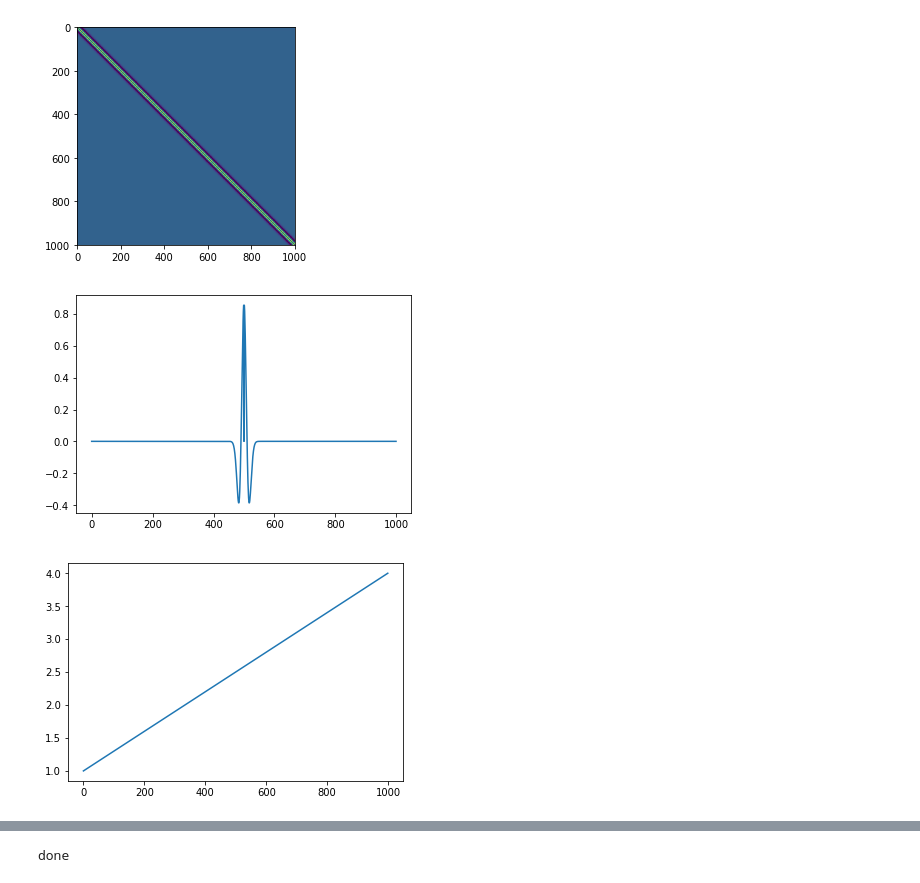
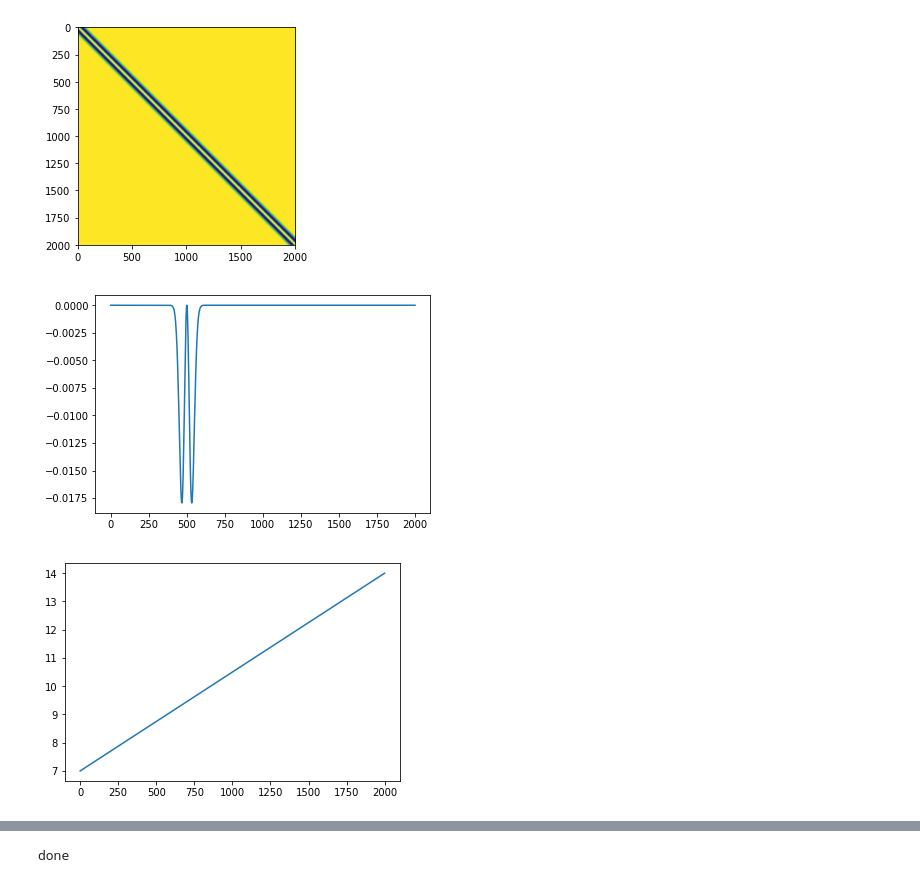
Before and after one commit to mirkoklukas/htmresearch, a Jupyter notebook: projects/gridcells/jupyter/CAN/1d CAN -Copy1.ipynb, the cells around one changed output, grey strips where cells are left out. Drawn from its saved outputs; the diff is of its cells as text; code cells hidden in the pictures.

```diff
--- a/projects/gridcells/jupyter/CAN/1d CAN -Copy1.ipynb
+++ b/projects/gridcells/jupyter/CAN/1d CAN -Copy1.ipynb
@@ -13,46 +13,45 @@ from htmresearch.support.cans.basic_dynamics import *
 # %%
 
 
-r = 100.
-n = 1000
+r = 140.
+n = 2000
 
 
 X = np.linspace(0.,r, num=n)
 
 
 D = np.zeros((n, n))
 for i in range(n):
     for j in range(n):
             D[i,j] = np.absolute(X[i] - X[j])
 
 
-J = mexican_hat
-# J = W_zero
+# J = mexican_hat
+# W = create_W(J, D, normalize=True)
 
-
-
-W = create_W(J, D)
+J = W_zero
+W = create_W(J, D, normalize=False)
 
 # W[W>0]=0.
 
 plt.imshow(W)
 plt.show()
 
 plt.plot(W[500])
 plt.show()
 
 # tonic = - np.mean(W[:,:], axis=1)
 # plt.plot(tonic)
 # %% [output]
-[figure, old version]
+[figure, new version]
-[figure, old version]
+[figure, new version]
 # %%
 # beta_mask = 2 + np.linspace(0,2.,num=n) **2
-beta_mask = np.linspace(1,4.,num=n)
+beta_mask = np.linspace(7.,14.,num=n)
 
 # beta_mask = np.ones(n)*2.
 
 plt.plot(beta_mask)
 plt.show()
 # %% [output]
-[figure, old version]
+[figure, new version]
```
Also changed, not shown: parts of 6 cells of this notebook, 6 other files.
